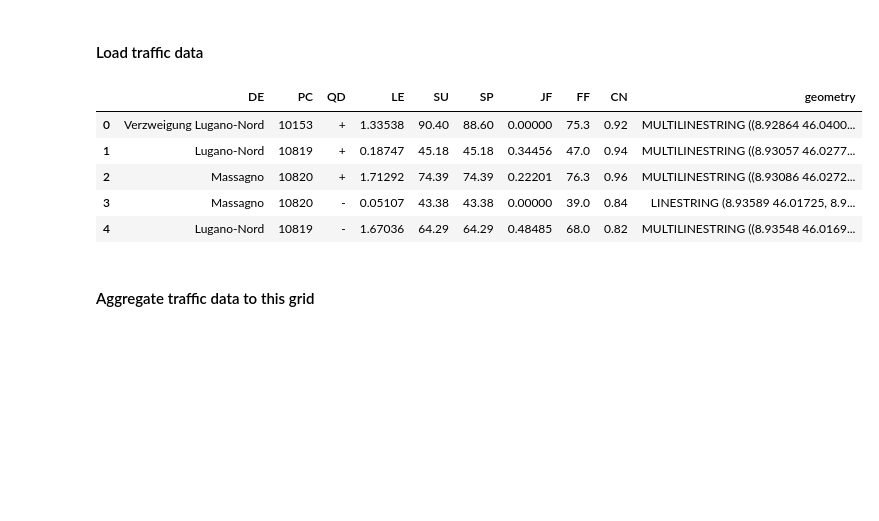
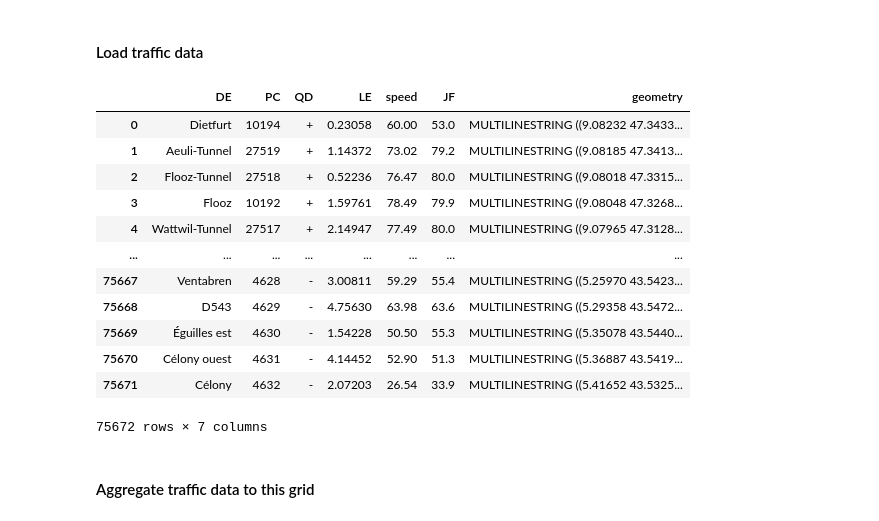
Before and after one commit to ECMWFCode4Earth/MaLePoM, a Jupyter notebook: traffic_emissions.ipynb, the cells around one changed output. Cells and saved outputs as stored; diff of their text form; code cells hidden in the pictures; blank space fills up the shorter version.

Commit message:
traffic

```diff
--- a/traffic_emissions.ipynb
+++ b/traffic_emissions.ipynb
@@ -60,15 +82,22 @@ grid.head()
 # %% [markdown]
 #### Load traffic data
 # %%
-traffic = gpd.read_file('zip://data/traffic/20210704_1903.zip')
-traffic.head()
+traffic = gpd.read_file('data/traffic/4_43_10_49/20210714_0917.zip')
+traffic
 # %% [output]
-|  | DE | PC | QD | LE | SU | SP | JF | FF | CN | geometry |
-| 0 | Verzweigung Lugano-Nord | 10153 | + | 1.33538 | 90.40 | 88.60 | 0.00000 | 75.3 | 0.92 | MULTILINESTRING ((8.92864 46.0400... |
-| 1 | Lugano-Nord | 10819 | + | 0.18747 | 45.18 | 45.18 | 0.34456 | 47.0 | 0.94 | MULTILINESTRING ((8.93057 46.0277... |
-| 2 | Massagno | 10820 | + | 1.71292 | 74.39 | 74.39 | 0.22201 | 76.3 | 0.96 | MULTILINESTRING ((8.93086 46.0272... |
-| 3 | Massagno | 10820 | - | 0.05107 | 43.38 | 43.38 | 0.00000 | 39.0 | 0.84 | LINESTRING (8.93589 46.01725, 8.9... |
-| 4 | Lugano-Nord | 10819 | - | 1.67036 | 64.29 | 64.29 | 0.48485 | 68.0 | 0.82 | MULTILINESTRING ((8.93548 46.0169... |
+|  | DE | PC | QD | LE | speed | JF | geometry |
+| 0 | Dietfurt | 10194 | + | 0.23058 | 60.00 | 53.0 | MULTILINESTRING ((9.08232 47.3433... |
+| 1 | Aeuli-Tunnel | 27519 | + | 1.14372 | 73.02 | 79.2 | MULTILINESTRING ((9.08185 47.3413... |
+| 2 | Flooz-Tunnel | 27518 | + | 0.52236 | 76.47 | 80.0 | MULTILINESTRING ((9.08018 47.3315... |
+| 3 | Flooz | 10192 | + | 1.59761 | 78.49 | 79.9 | MULTILINESTRING ((9.08048 47.3268... |
+| 4 | Wattwil-Tunnel | 27517 | + | 2.14947 | 77.49 | 80.0 | MULTILINESTRING ((9.07965 47.3128... |
+| ... | ... | ... | ... | ... | ... | ... | ... |
+| 75667 | Ventabren | 4628 | - | 3.00811 | 59.29 | 55.4 | MULTILINESTRING ((5.25970 43.5423... |
+| 75668 | D543 | 4629 | - | 4.75630 | 63.98 | 63.6 | MULTILINESTRING ((5.29358 43.5472... |
+| 75669 | Éguilles est | 4630 | - | 1.54228 | 50.50 | 55.3 | MULTILINESTRING ((5.35078 43.5440... |
+| 75670 | Célony ouest | 4631 | - | 4.14452 | 52.90 | 51.3 | MULTILINESTRING ((5.36887 43.5419... |
+| 75671 | Célony | 4632 | - | 2.07203 | 26.54 | 33.9 | MULTILINESTRING ((5.41652 43.5325... |
+75672 rows × 7 columns
 # %% [markdown]
 #### Aggregate traffic data to this grid
 # %%
```
Also changed, not shown: parts of 36 cells of this notebook.
